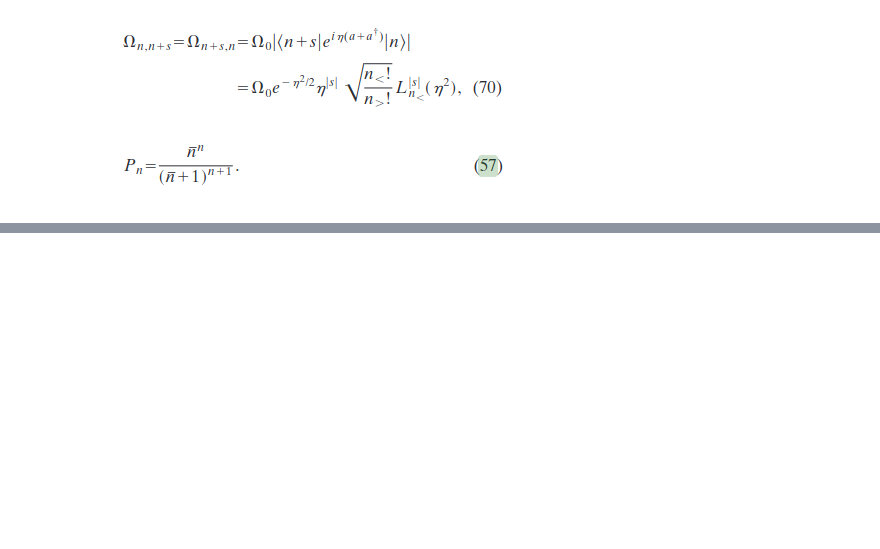
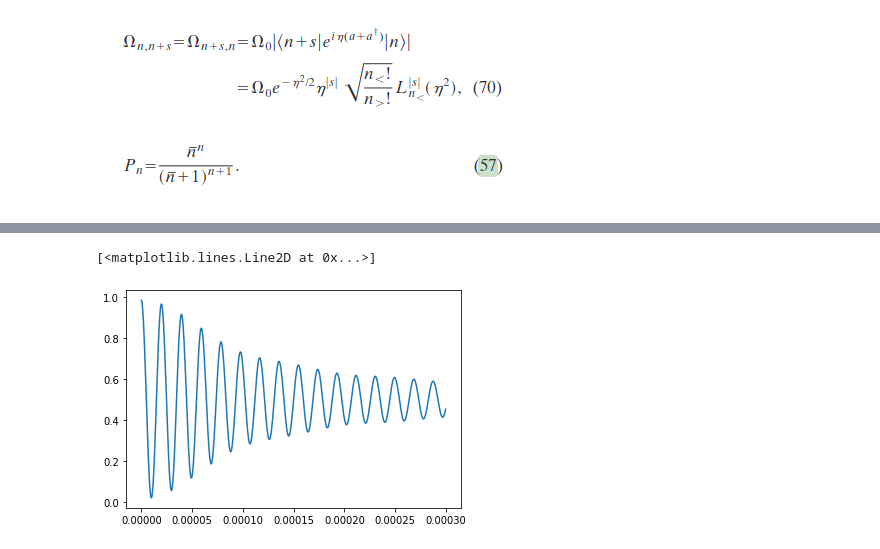
Before and after one commit to tdinapoli/labo-4, a Jupyter notebook: practica_especial/Rabi_osc_dina.ipynb, the cells around one changed output, grey strips where cells are left out. Cells and saved outputs as stored; diff of their text form; code cells hidden in the pictures; blank space fills up the shorter version.

```diff
--- a/practica_especial/Rabi_osc_dina.ipynb
+++ b/practica_especial/Rabi_osc_dina.ipynb
@@ -160,19 +166,30 @@ Entonces lo primero que hacemos es una función que calcule las $N$ primeras $\O
 # %%
-def Omegas(n):
-    eta = 0.07
-    return eta * comb(n+1, n)
-
-def prob_fit(t,   B, C):
+def prob_fit(t, A, B):
     n_max = 40
     eta = 0.07
+    hbar = 1.054e-34 #J*s
+    kb = 1.381e-23 #J/K
+    nu = 1e6 #Hz
+    hbar_nu_kb = hbar * nu / kb
 
-    primer_termino =  1/2
+    primer_termino =  1
 
     segundo_termino = 0
 
     for n in range(n_max):
-        frec = C * eta * np.sqrt(Omegas(n))
-        segundo_termino += np.exp(-n*B) * np.cos(frec * t)/2 #Le agregamos un término que decae con el tiempo
+        P_n = A**n / (A+1)**(n+1)
 
-    return primer_termino + segundo_termino
+        pol_laguerre = genlaguerre(n, 0)(eta**2)
+        segundo_termino += P_n * np.cos(B * np.exp(-eta**2/2) * pol_laguerre * t)
+
+    return (primer_termino + segundo_termino)/2
+
+tiempos_plot = np.linspace(min(t), max(t), 1000)
+
+plt.plot(tiempos_plot, prob_fit(tiempos_plot, 1.11502539e+01, 3.32938701e+05))
+
+#Frec aprox de la osc en Hz es 1.81250224e+07 Hz
+# %% [output]
+[<matplotlib.lines.Line2D at 0x...>]
+[figure, added]
 # %%
```
Also changed, not shown: parts of 8 cells of this notebook.
